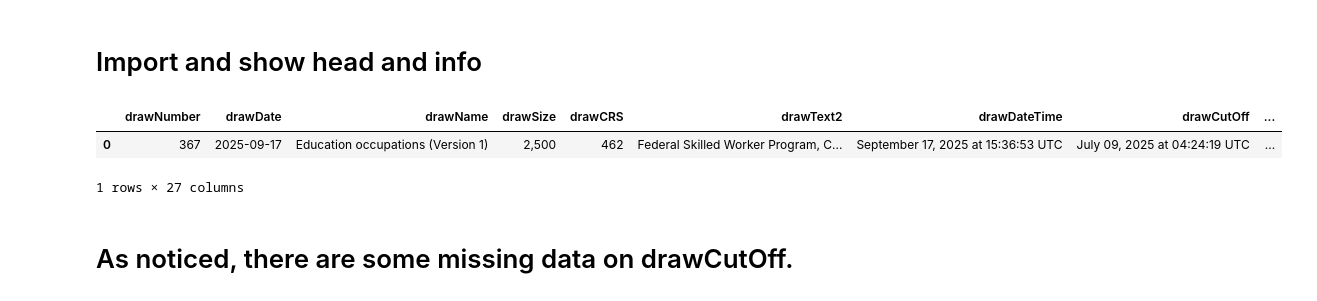
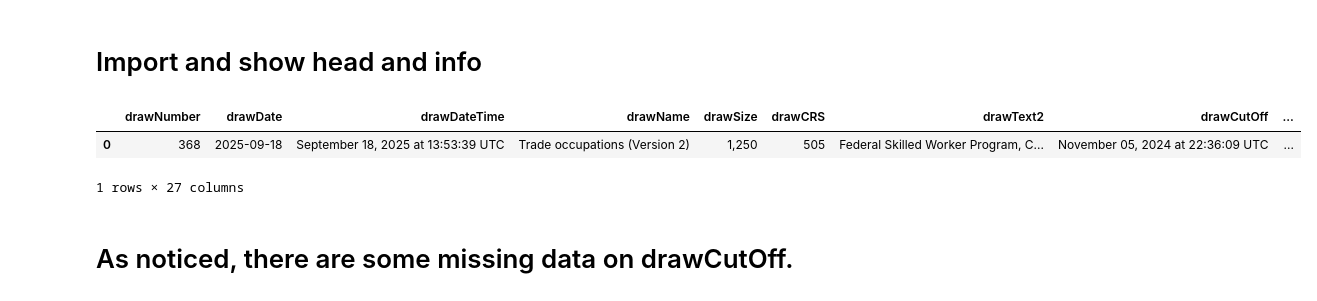
Before and after one commit to AlexMtzRmz0212/ExpressEntryDrawsAnalysis, a Jupyter notebook: Analysis Notebooks/Analysis.ipynb, the cells around one changed output. Cells and saved outputs as stored; diff of their text form; code cells hidden in the pictures.

```diff
--- a/Analysis Notebooks/Analysis.ipynb
+++ b/Analysis Notebooks/Analysis.ipynb
@@ -3,13 +3,13 @@
 # %%
 import pandas as pd
 from IPython.display import display
 
-df = pd.read_csv("../Data/ExpressEntry.csv")
+df = pd.read_csv("../Data/EE.csv")
 display(df.head(1))
 # display(df.info())
 # %% [output]
-|  | drawNumber | drawDate | drawName | drawSize | drawCRS | drawText2 | drawDateTime | drawCutOff | ... |
-| 0 | 367 | 2025-09-17 | Education occupations (Version 1) | 2,500 | 462 | Federal Skilled Worker Program, C... | September 17, 2025 at 15:36:53 UTC | July 09, 2025 at 04:24:19 UTC | ... |
+|  | drawNumber | drawDate | drawDateTime | drawName | drawSize | drawCRS | drawText2 | drawCutOff | ... |
+| 0 | 368 | 2025-09-18 | September 18, 2025 at 13:53:39 UTC | Trade occupations (Version 2) | 1,250 | 505 | Federal Skilled Worker Program, C... | November 05, 2024 at 22:36:09 UTC | ... |
 1 rows × 27 columns
 # %% [markdown]
 # As noticed, there are some missing data on drawCutOff.
```
Also changed, not shown: parts of 11 cells of this notebook, 2 other files.
